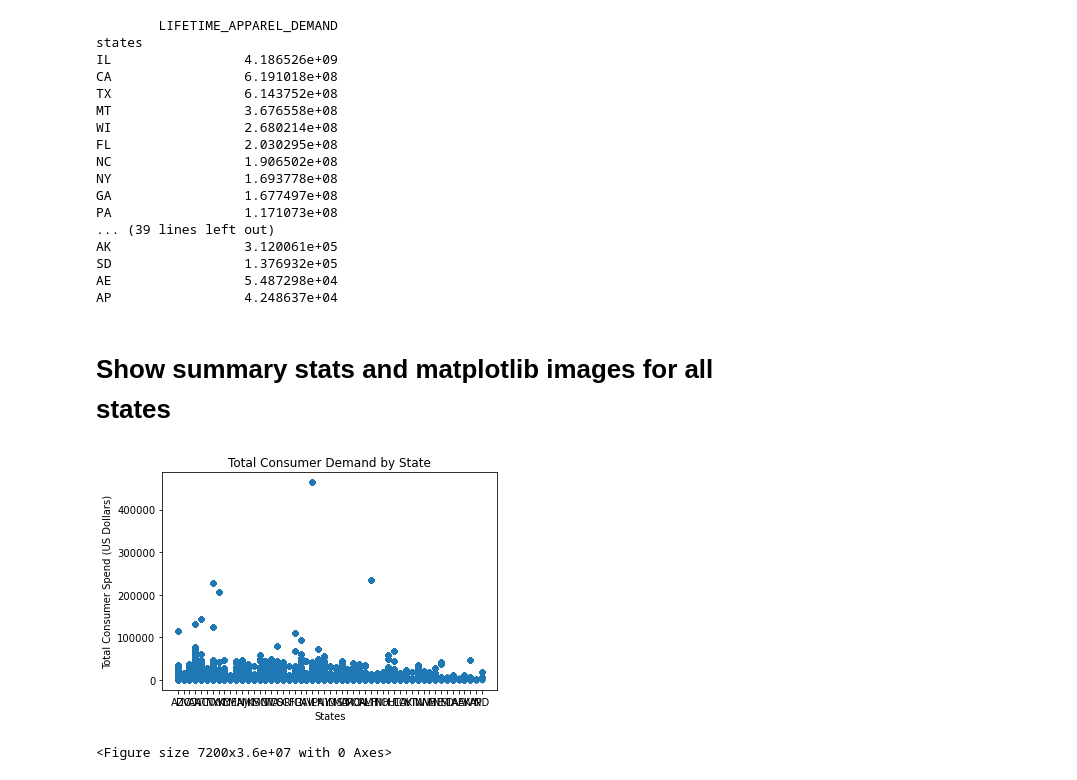
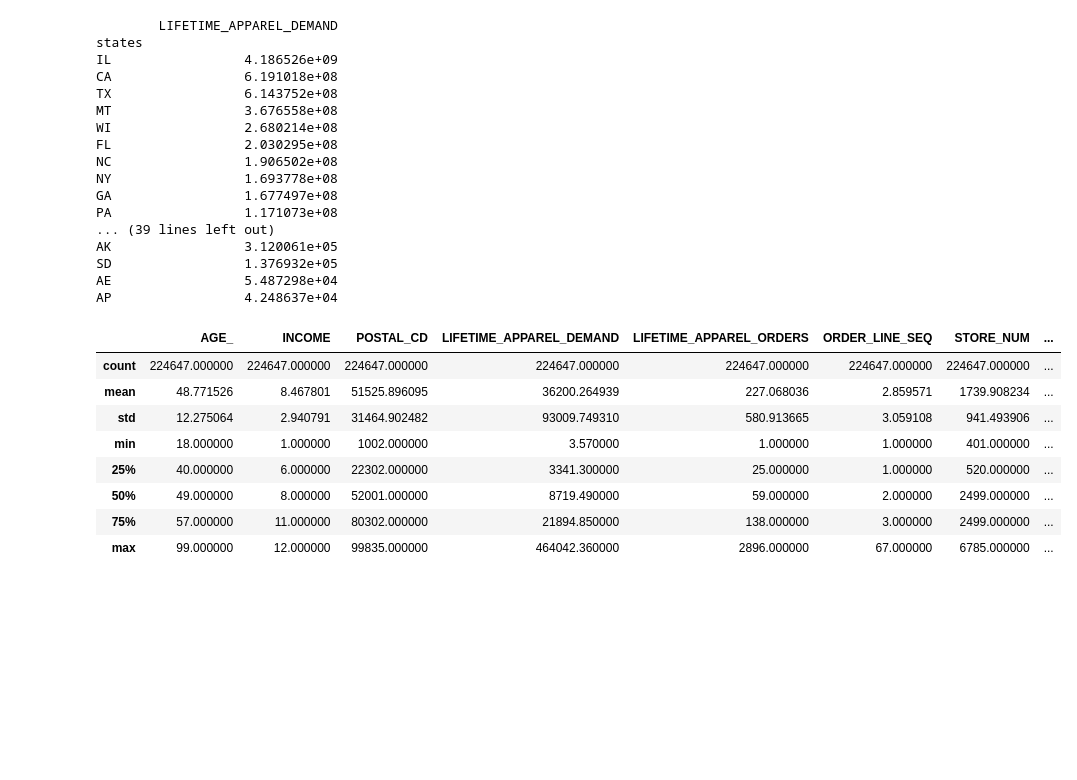
Before and after one commit to mwehner2022/Retail_Analysis, a Jupyter notebook: South_West_Region.ipynb, the cells around one changed output. Cells and saved outputs as stored; diff of their text form; code cells hidden in the pictures; blank space fills up the shorter version.

Commit message:
region and new data file created

```diff
--- a/South_West_Region.ipynb
+++ b/South_West_Region.ipynb
@@ -334,4 +334,16 @@ AK                 3.120061e+05
 SD                 1.376932e+05
 AE                 5.487298e+04
 AP                 4.248637e+04
+# %%
+anthro_df.describe()
+# %% [output]
+|  | AGE_ | INCOME | POSTAL_CD | LIFETIME_APPAREL_DEMAND | LIFETIME_APPAREL_ORDERS | ORDER_LINE_SEQ | STORE_NUM | ... |
+| count | 224647.000000 | 224647.000000 | 224647.000000 | 224647.000000 | 224647.000000 | 224647.000000 | 224647.000000 | ... |
+| mean | 48.771526 | 8.467801 | 51525.896095 | 36200.264939 | 227.068036 | 2.859571 | 1739.908234 | ... |
+| std | 12.275064 | 2.940791 | 31464.902482 | 93009.749310 | 580.913665 | 3.059108 | 941.493906 | ... |
+| min | 18.000000 | 1.000000 | 1002.000000 | 3.570000 | 1.000000 | 1.000000 | 401.000000 | ... |
+| 25% | 40.000000 | 6.000000 | 22302.000000 | 3341.300000 | 25.000000 | 1.000000 | 520.000000 | ... |
+| 50% | 49.000000 | 8.000000 | 52001.000000 | 8719.490000 | 59.000000 | 2.000000 | 2499.000000 | ... |
+| 75% | 57.000000 | 11.000000 | 80302.000000 | 21894.850000 | 138.000000 | 3.000000 | 2499.000000 | ... |
+| max | 99.000000 | 12.000000 | 99835.000000 | 464042.360000 | 2896.000000 | 67.000000 | 6785.000000 | ... |
 # %%
@@ -346,13 +382,0 @@ Northeast=['PA','NY','VT','ME','NH','MA','CT','RI','NJ','NE']
-# %% [markdown]
-# Show summary stats and matplotlib images for all states
-# %%
-# plot all state / sales data
-anthro_df.plot(x="states", y=['LIFETIME_APPAREL_DEMAND'], kind="bar")
-plt.xlabel('States')
-plt.ylabel('Total Consumer Spend (US Dollars)')
-plt.title('Total Consumer Demand by State')
-plt.figure(figsize=(100,500000))
-plt.show()
-# %% [output]
-[figure, removed]
-<Figure size 7200x3.6e+07 with 0 Axes>
```
Also changed, not shown: parts of 7 cells of this notebook.
